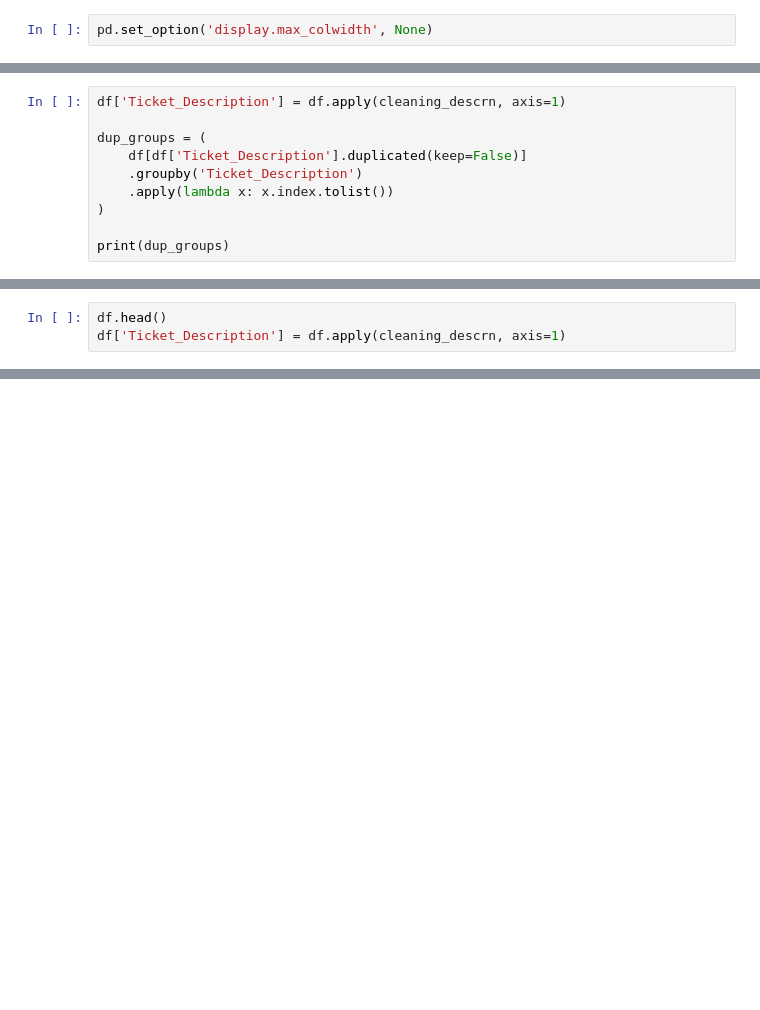
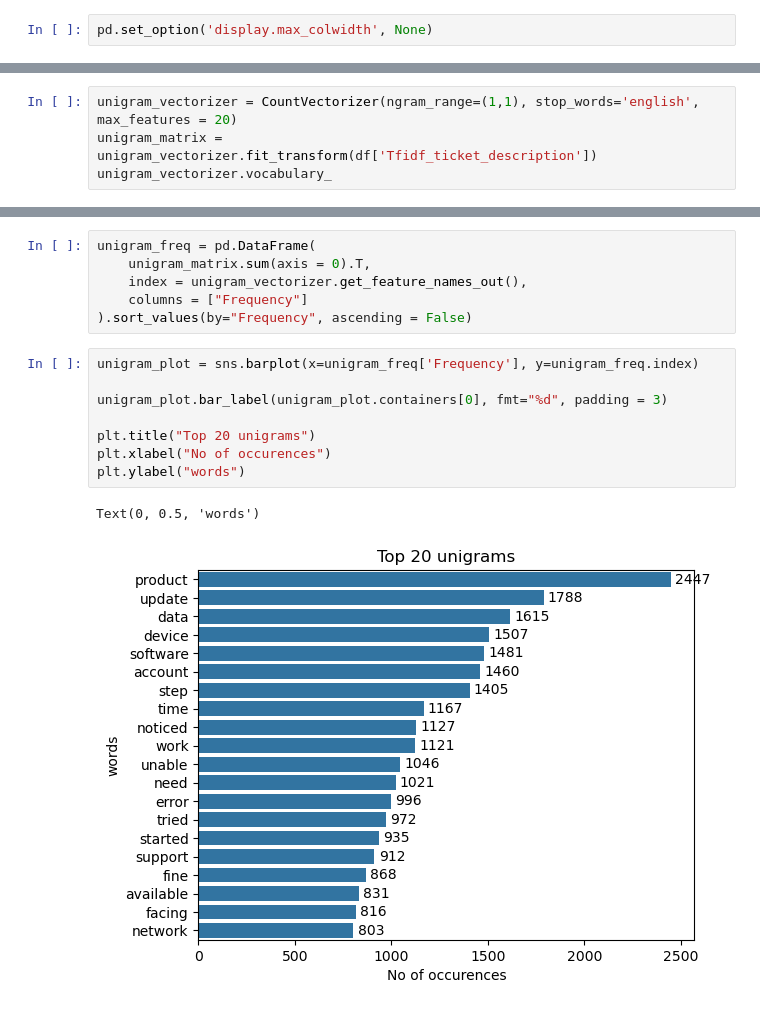
Before and after one commit to Razan-88/TextAnalytics-CW-Task4, a Jupyter notebook: analytics_pipeline/Preprocessing.ipynb, the cells around one changed output, grey strips where cells are left out. Cells and saved outputs as stored; diff of their text form; blank space fills up the shorter version.

```diff
--- a/analytics_pipeline/Preprocessing.ipynb
+++ b/analytics_pipeline/Preprocessing.ipynb
@@ -184,10 +110,0 @@ df_dup.sort_values('Ticket_Description')
-# %%
-df['Ticket_Description'] = df.apply(cleaning_descrn, axis=1)
-
-dup_groups = (
-    df[df['Ticket_Description'].duplicated(keep=False)]
-    .groupby('Ticket_Description')
-    .apply(lambda x: x.index.tolist())
-)
-
-print(dup_groups)
@@ -208,3 +110,0 @@ Length: 66, dtype: object
-# %%
-df.head()
-df['Ticket_Description'] = df.apply(cleaning_descrn, axis=1)
@@ -394,0 +162,4 @@ ModuleNotFoundError: No module named 'gensim'
+# %%
+unigram_vectorizer = CountVectorizer(ngram_range=(1,1), stop_words='english', max_features = 20)
+unigram_matrix = unigram_vectorizer.fit_transform(df['Tfidf_ticket_description'])
+unigram_vectorizer.vocabulary_
@@ -394,0 +187,17 @@ ModuleNotFoundError: No module named 'gensim'
+# %%
+unigram_freq = pd.DataFrame(
+    unigram_matrix.sum(axis = 0).T,
+    index = unigram_vectorizer.get_feature_names_out(),
+    columns = ["Frequency"]
+).sort_values(by="Frequency", ascending = False)
+# %%
+unigram_plot = sns.barplot(x=unigram_freq['Frequency'], y=unigram_freq.index)
+
+unigram_plot.bar_label(unigram_plot.containers[0], fmt="%d", padding = 3)
+
+plt.title("Top 20 unigrams")
+plt.xlabel("No of occurences")
+plt.ylabel("words")
+# %% [output]
+Text(0, 0.5, 'words')
+[figure, added]
```
Also changed, not shown: parts of 59 cells of this notebook, 1 other file.
